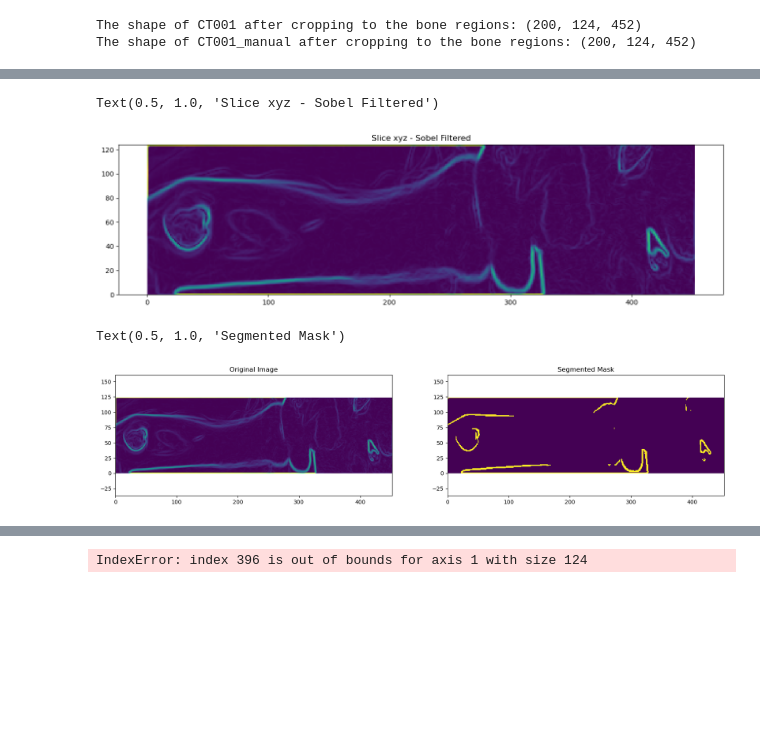
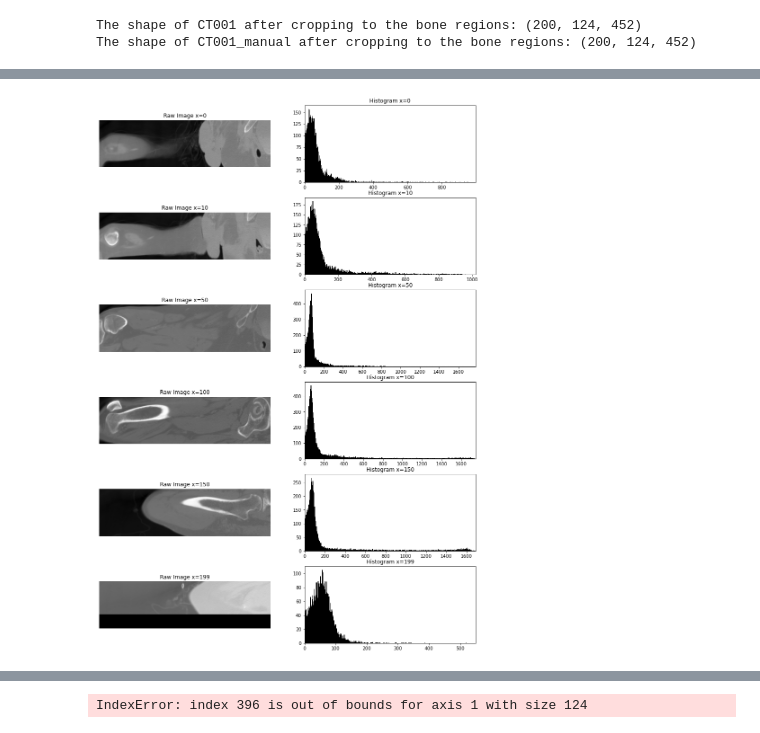
Before and after one commit to tyleryip/BMEN509_CourseProject, a Jupyter notebook: bone_segmentation_mesh_printing.ipynb, the cells around one changed output, grey strips where cells are left out. Drawn from its saved outputs; the diff is of its cells as text; code cells hidden in the pictures; blank space fills up the shorter version.

```diff
--- a/bone_segmentation_mesh_printing.ipynb
+++ b/bone_segmentation_mesh_printing.ipynb
@@ -178,36 +121,29 @@ Text(0.5, 1.0, 'Segmented Mask')
-# %%
-#High Pass Filter - Sobel
-
-from scipy import ndimage
-
-ImageSobelFx=ndimage.sobel(ImageF2,axis=0, mode='constant')
-ImageSobelFy=ndimage.sobel(ImageF2,axis=1, mode='constant')
-ImageSobelF=np.hypot(ImageSobelFx, ImageSobelFy)
-
-#Plot filtered image
-plt.figure(figsize=(16, 4))
-plt.pcolormesh(np.flipud(ImageSobelF[:,:]))
-plt.axis('equal') #this makes the image square
-plt.title('Slice xyz - Sobel Filtered')
-# %% [output]
-Text(0.5, 1.0, 'Slice xyz - Sobel Filtered')
-[figure, removed]
-# %%
-Threshold = 1200
-
-mask = np.zeros_like(slice1,'uint8')
-mask[ImageSobelF[:,:] <= Threshold] = 0
-mask[ImageSobelF[:,:] > Threshold] = 1
-
-plt.figure(figsize=(20, 4))
-plt.subplot(121)
-plt.pcolormesh(np.flipud(ImageSobelF[:,:]))
-plt.axis('equal') #this makes the image square
-plt.title('Original Image')
-plt.subplot(122)
-plt.pcolormesh(np.flipud(mask))
-plt.axis('equal') #this makes the image square
-plt.title('Segmented Mask')
-# %% [output]
-Text(0.5, 1.0, 'Segmented Mask')
-[figure, removed]
+# %%
+# We can now shift our focus towards analyzing the intensity profile of the scan by plotting the histogram of several slices.
+plt.figure(figsize=(15, 22))
+subplot_idx = 1
+
+for slice_x in [0, 10, 50, 100, 150, 199]:
+    ct_slice = cropped_ct001[slice_x,:,:]
+
+    # Plot the image
+    plt.subplot(6, 2, subplot_idx)
+    plt.imshow(ct_slice, cmap='gray')
+    plt.title(f'Raw Image x={slice_x}')
+    plt.axis('off')
+
+    # We determine the number of bins to use dynamically to save on memory and compute time
+    hist_max = np.max(ct_slice.flatten())
+    hist_max = hist_max.astype(np.int64)
+
+    # Plot the histogram
+    plt.subplot(6, 2, subplot_idx + 1)
+    plt.hist(ct_slice.flatten(), hist_max, [0,hist_max], fc='k', ec='k')
+    plt.xlim([0,hist_max])
+    plt.title(f'Histogram x={slice_x}')
+
+    subplot_idx += 2
+
+plt.show()
+# %% [output]
+[figure, added]
```
Also changed, not shown: parts of 25 cells of this notebook.
